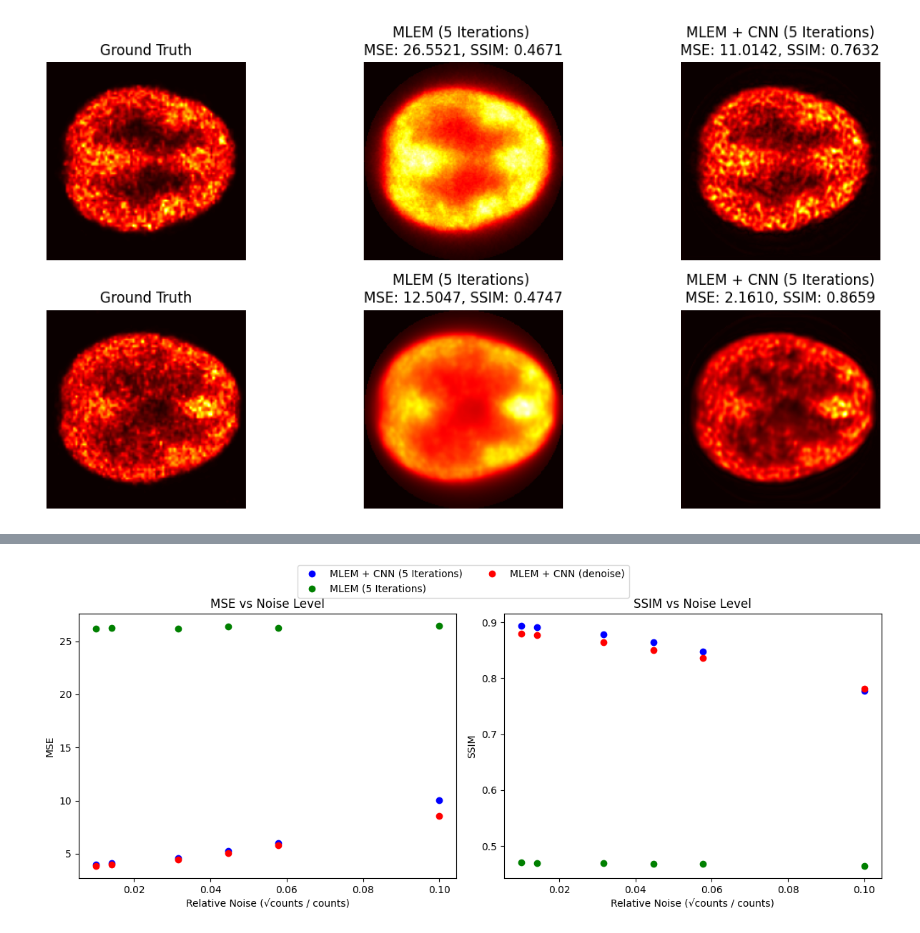
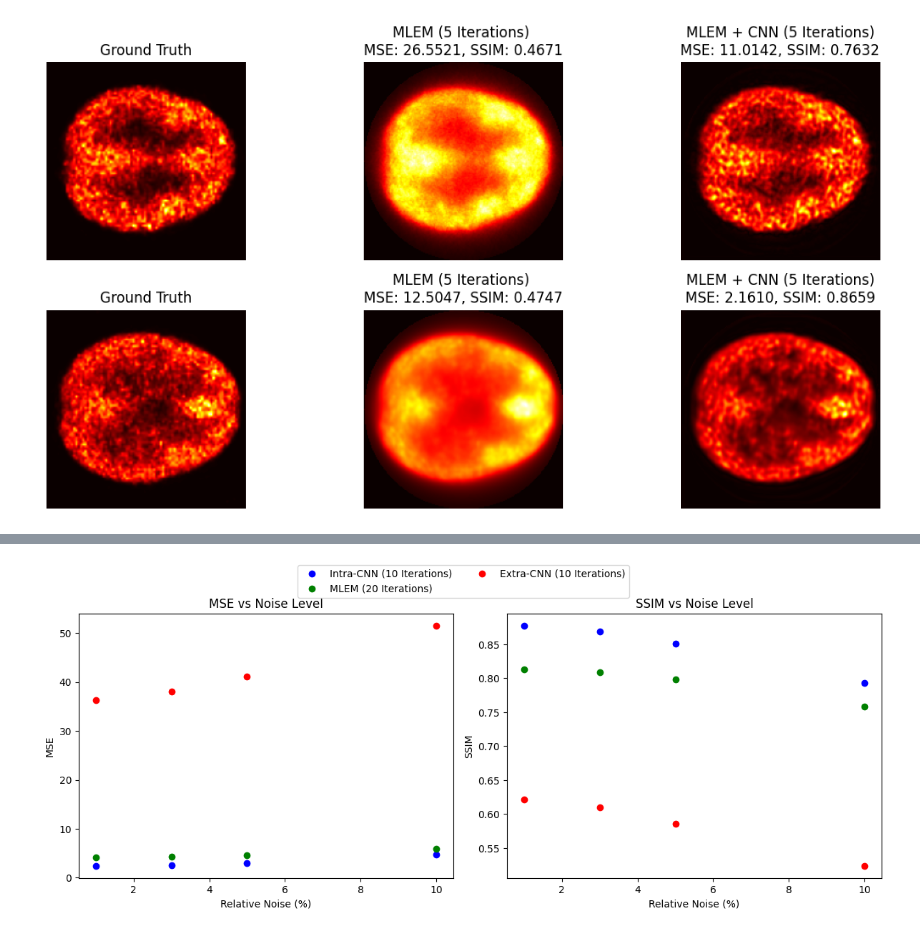
Before and after one commit to jemmabagg/picoPET-sim, a Jupyter notebook: mlem_ML.ipynb, the cells around one changed output, grey strips where cells are left out. Drawn from its saved outputs; the diff is of its cells as text; code cells hidden in the pictures.

```diff
--- a/mlem_ML.ipynb
+++ b/mlem_ML.ipynb
@@ -242,8 +285,8 @@ class MLEM_CNN_Net(nn.Module):
         return recon
 # %%
 #Instantiate the model
-num_its = 5
-cnn_mlem = MLEM_CNN_Net(cnn, num_its).to(device)
+num_its = 10
+cnn_mlem = intraCNN(cnn, num_its).to(device)
 # %%
 #Training the CNN
 from tqdm import tqdm
@@ -256,7 +299,7 @@ val_loss = []
 epochs = 20
 
 for ep in range(epochs):
-    cnn_mlem.train()
+    cnn_mlem.eval()
     running_train_loss = 0
 
     for sino, target in tqdm(train_loader, desc=f"Epoch {ep+1}/{epochs}", leave=False):
@@ -412,12 +455,12 @@ Train: 144, Val: 32, Test: 4
 # %%
-class CNN_denoise(nn.Module):
+class extraCNN(nn.Module):
     def __init__(self):
-        super(CNN_denoise, self).__init__()
+        super(extraCNN, self).__init__()
         self.CNN_denoise = nn.Sequential(
             nn.Conv2d(1, 8, 7, padding=(3,3)), nn.PReLU(),
-            nn.Conv2d(8, 8, 7, padding=(3,3)), nn.PReLU(),
-            nn.Conv2d(8, 8, 7, padding=(3,3)), nn.PReLU(),
-            nn.Conv2d(8, 8, 7, padding=(3,3)), nn.PReLU(),
+            nn.Conv2d(8, 8, 5, padding=(2,2)), nn.PReLU(),
+            nn.Conv2d(8, 8, 3, padding=(1,1)), nn.PReLU(),
+            nn.Conv2d(8, 8, 5, padding=(2,2)), nn.PReLU(),
             nn.Conv2d(8, 1, 7, padding=(3,3))
         )
 
@@ -426,16 +469,16 @@ class CNN_denoise(nn.Module):
 # %%
 from tqdm import tqdm
 
-model = CNN_denoise().to(device)
+model = extraCNN().to(device)
 loss_function = nn.MSELoss()
 optim = torch.optim.Adam(model.parameters(), lr=0.003)
 
 train_loss_history, val_loss_history = [], []
-epochs = 30
+epochs = 20
 
 for epoch in range(epochs):
 
-    model.train()
+    model.eval()
     running_train_loss = 0
 
     for mlem_im, target in tqdm(mlem_train_loader, desc=f"Epoch {epoch+1}/{epochs}", leave=False):
@@ -559,31 +682,31 @@ with torch.no_grad():
 # %%
 fig, axes = plt.subplots(1, 2, figsize=(12, 5))  # <- use fig and axes
 
 # MSE plot
-axes[0].plot(relative_noise, mse_scores_cnn, 'bo', label=f'MLEM + CNN ({num_its} Iterations)')
-axes[0].plot(relative_noise, mse_scores_mlem, 'go', label=f'MLEM ({num_its} Iterations)')
-axes[0].plot(relative_noise, mse_denoise, 'ro', label=f'MLEM + CNN (denoise)')
-axes[0].set_xlabel('Relative Noise (√counts / counts)')
+axes[0].plot(noise_levels, mse_scores_cnn, 'bo', label=f'Intra-CNN ({num_its} Iterations)')
+axes[0].plot(noise_levels, mse_scores_mlem, 'go', label=f'MLEM (20 Iterations)')
+axes[0].plot(noise_levels, mse_extra, 'ro', label=f'Extra-CNN ({num_its} Iterations)')
+axes[0].set_xlabel('Relative Noise (%)')
 axes[0].set_ylabel('MSE')
 axes[0].set_title('MSE vs Noise Level')
 
 # SSIM plot
-axes[1].plot(relative_noise, ssim_scores_cnn, 'bo', label=f'MLEM + CNN ({num_its} Iterations)')
-axes[1].plot(relative_noise, ssim_scores_mlem, 'go', label=f'MLEM ({num_its} Iterations)')
-axes[1].plot(relative_noise, ssim_denoise, 'ro', label=f'MLEM + CNN (denoise)')
-axes[1].set_xlabel('Relative Noise (√counts / counts)')
+axes[1].plot(noise_levels, ssim_scores_cnn, 'bo', label=f'Intra-CNN ({num_its} Iterations)')
+axes[1].plot(noise_levels, ssim_scores_mlem, 'go', label=f'MLEM (20 Iterations)')
+axes[1].plot(noise_levels, ssim_extra, 'ro', label=f'Extra-CNN ({num_its} Iterations)')
+axes[1].set_xlabel('Relative Noise (%)')
 axes[1].set_ylabel('SSIM')
 axes[1].set_title('SSIM vs Noise Level')
 
 
 # Unified legend above both plots
 handles, labels = axes[1].get_legend_handles_labels()
 fig.legend(handles, labels, loc='upper center', ncol=2, fontsize=10)
 
 plt.tight_layout(rect=[0, 0, 1, 0.93])  # Leave room for the legend
 plt.show()
 # %% [output]
-[figure, old version]
+[figure, new version]
 # %%
 # Choose one test image for evaluation
 test_idx = 3
```
Also changed, not shown: parts of 17 cells of this notebook, 4 other files.
